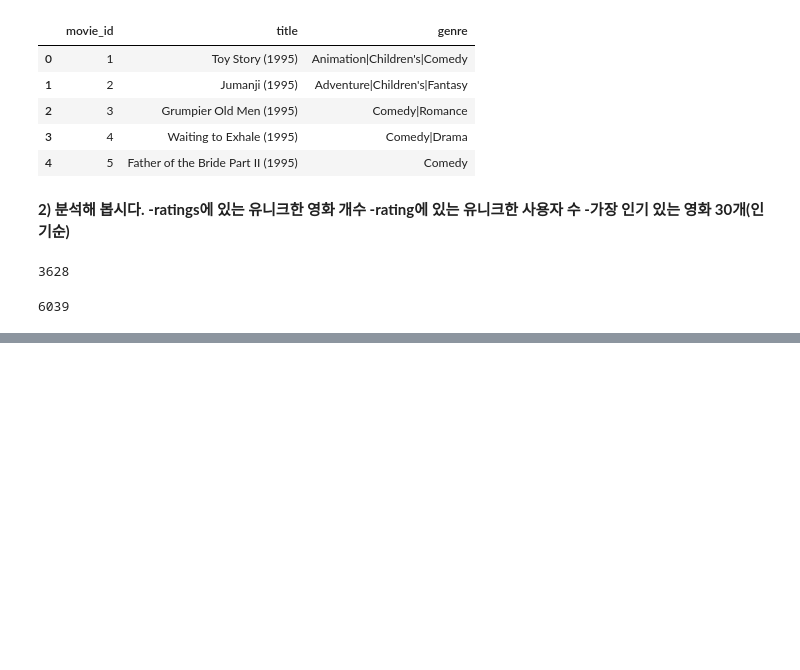
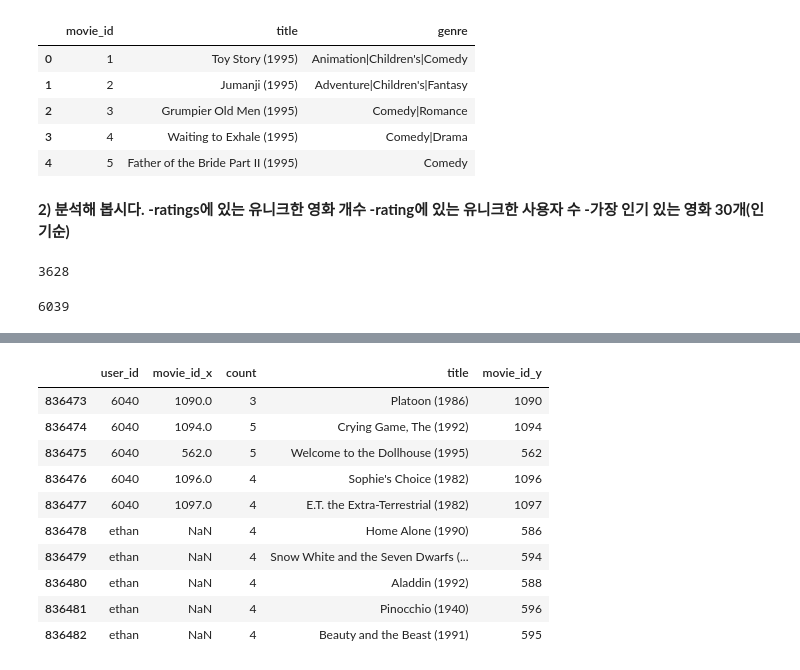
Before and after one commit to Ethan0625/I_need_more_time, a Jupyter notebook: Project/Movie_Recommendation/Movie_Recommendation.ipynb, the cells around one changed output, grey strips where cells are left out. Cells and saved outputs as stored; diff of their text form; code cells hidden in the pictures; blank space fills up the shorter version.

```diff
--- a/Project/Movie_Recommendation/Movie_Recommendation.ipynb
+++ b/Project/Movie_Recommendation/Movie_Recommendation.ipynb
@@ -100,3 +100,7 @@ ratings['movie_id'].nunique()
 ratings['user_id'].nunique()
 # %% [output]
 6039
+# %%
+# 합쳐주기
+ratings_title= pd.merge(ratings, movies[['title','movie_id']], on='movie_id', how='left')
+ratings_title
@@ -128,12 +146,12 @@ movie_id
 Name: user_id, dtype: int64
 # %%
-# # 내가 좋아하는 영화 5개 고르기
-# my_favorite = ['Home Alone (1990)' , 'Snow White and the Seven Dwarfs (1937)' ,'Aladdin (1992)' ,'Pinocchio (1940)' ,'Beauty and the Beast (1991)']
+# 내가 좋아하는 영화 5개 고르기
+my_favorite = ['Home Alone (1990)' , 'Snow White and the Seven Dwarfs (1937)' ,'Aladdin (1992)' ,'Pinocchio (1940)' ,'Beauty and the Beast (1991)']
 
-# # 'zimin'이라는 user_id가 위 아티스트의 노래를 30회씩 들었다고 가정하겠습니다.
-# my_playlist = pd.DataFrame({'user_id': ['ethan']*5, 'movie_id': my_favorite, 'count':[5]*5})
+# 'ethan'이라는 user_id가 위영화의 평가점수를 4점씩 주었다고 가정하겠습니다.
+my_movielist = pd.DataFrame({'user_id': ['ethan']*5, 'title': my_favorite, 'count':[4]*5})
 
-# if not ratings.isin({'user_id':['ethan']})['user_id'].any():  # user_id에 'zimin'이라는 데이터가 없다면
-#     ratings = ratings.append(my_playlist)                           # 위에 임의로 만든 my_favorite 데이터를 추가해 줍니다.
+if not ratings_title.isin({'user_id':['ethan']})['user_id'].any():  # user_id에 'ethan'이라는 데이터가 없다면
+    ratings_title = ratings_title.append(my_movielist)                           # 위에 임의로 만든 my_favorite 데이터를 추가해 줍니다.
 
-# ratings.tail(10)
+ratings_title.tail(10)
@@ -139,0 +170,4 @@ Name: user_id, dtype: int64
+# %%
+# index번호를 다시 매겨준다
+ratings_title.reset_index(drop=True, inplace=True)
+ratings_title.tail(10)
@@ -139,0 +186,15 @@ Name: user_id, dtype: int64
+# %%
+ratings_title_num= pd.merge(ratings_title, movies[['title','movie_id']], on='title', how='left')
+ratings_title_num.tail(10)
+# %% [output]
+|  | user_id | movie_id_x | count | title | movie_id_y |
+| 836473 | 6040 | 1090.0 | 3 | Platoon (1986) | 1090 |
+| 836474 | 6040 | 1094.0 | 5 | Crying Game, The (1992) | 1094 |
+| 836475 | 6040 | 562.0 | 5 | Welcome to the Dollhouse (1995) | 562 |
+| 836476 | 6040 | 1096.0 | 4 | Sophie's Choice (1982) | 1096 |
+| 836477 | 6040 | 1097.0 | 4 | E.T. the Extra-Terrestrial (1982) | 1097 |
+| 836478 | ethan | NaN | 4 | Home Alone (1990) | 586 |
+| 836479 | ethan | NaN | 4 | Snow White and the Seven Dwarfs (... | 594 |
+| 836480 | ethan | NaN | 4 | Aladdin (1992) | 588 |
+| 836481 | ethan | NaN | 4 | Pinocchio (1940) | 596 |
+| 836482 | ethan | NaN | 4 | Beauty and the Beast (1991) | 595 |
```
Also changed, not shown: parts of 21 cells of this notebook, 1 other file.
